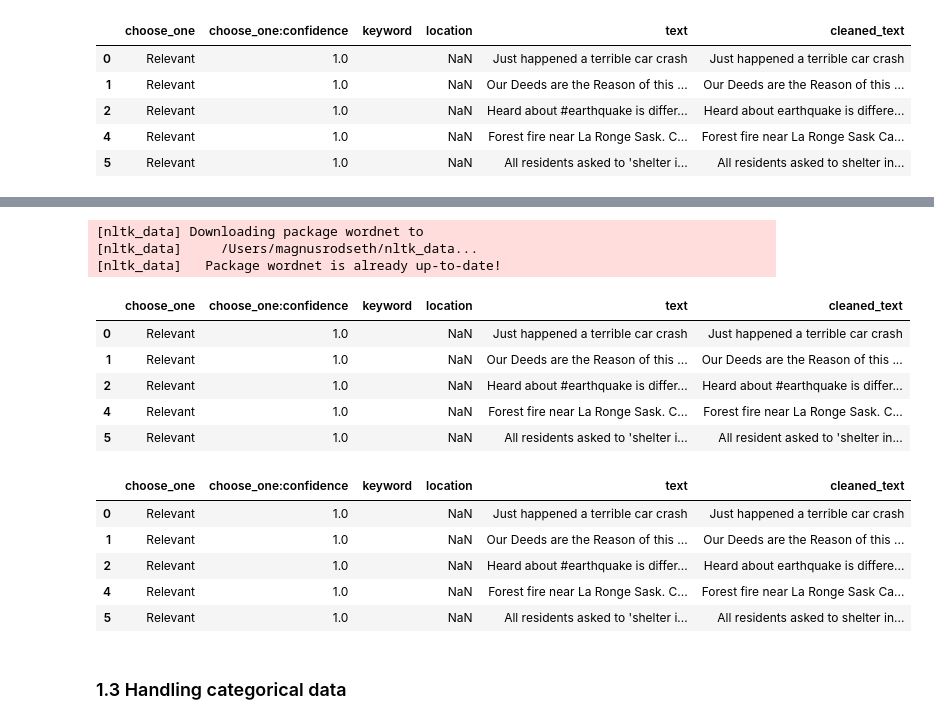
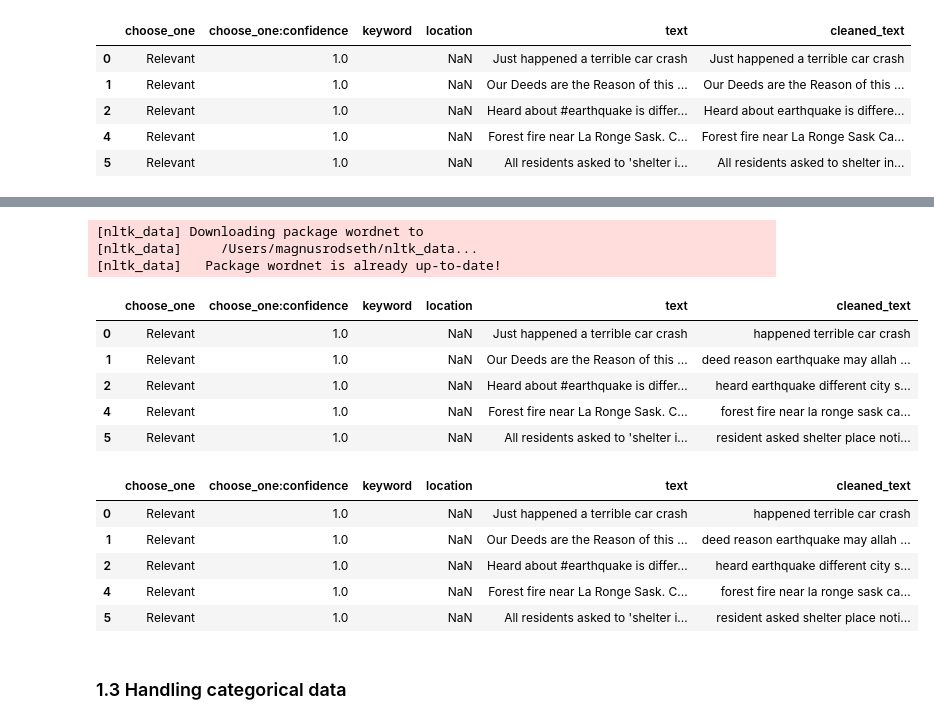
Before and after one commit to magnusrodseth/disaster-tweets, a Jupyter notebook: magnus/notebook.ipynb, the cells around one changed output, grey strips where cells are left out. Saved outputs shown, nothing was run; the diff lists cells and outputs as text; code cells hidden in the pictures.

Commit message:
cleanup text

```diff
--- a/magnus/notebook.ipynb
+++ b/magnus/notebook.ipynb
@@ -118,7 +118,7 @@ def clean_text(text: str):
 df['cleaned_text'] = df['text'].apply(lambda x: clean_text(x))
 
 # Remove punctuation from the `text` column
-df['cleaned_text'] = df['text'].apply(lambda x: x.translate(
+df['cleaned_text'] = df['cleaned_text'].apply(lambda x: x.translate(
     str.maketrans('', '', string.punctuation)))
 
 # Write the updated dataframe to a new CSV file
@@ -147,7 +147,7 @@ def clean_text(text: str):
     return text
 
 
-df['cleaned_text'] = df['text'].apply(clean_text)
+df['cleaned_text'] = df['cleaned_text'].apply(clean_text)
 
 # Write the updated dataframe to a new CSV file
 df.to_csv('./results/04-without-stopwords.csv', index=False)
@@ -165,49 +165,49 @@ display(df.head())
 # %%
 # Lemmatizing the `text` column
 nltk.download('wordnet')
 from nltk.stem import WordNetLemmatizer
 
 lemmatizer = WordNetLemmatizer()
 
 # Clean `text` column.
 def clean_text(text: str):
     text = ' '.join([lemmatizer.lemmatize(word) for word in text.split()])
     return text
 
 
-df['cleaned_text'] = df['text'].apply(clean_text)
+df['cleaned_text'] = df['cleaned_text'].apply(clean_text)
 
 # Write the updated dataframe to a new CSV file
 df.to_csv('./results/05-lemmatized.csv', index=False)
 display(df.head())
 # %% [output]
 [nltk_data] Downloading package wordnet to
 [nltk_data]     /Users/magnusrodseth/nltk_data...
 [nltk_data]   Package wordnet is already up-to-date!
 |  | choose_one | choose_one:confidence | keyword | location | text | cleaned_text |
-| 0 | Relevant | 1.0 |  | NaN | Just happened a terrible car crash | Just happened a terrible car crash |
-| 1 | Relevant | 1.0 |  | NaN | Our Deeds are the Reason of this ... | Our Deeds are the Reason of this ... |
-| 2 | Relevant | 1.0 |  | NaN | Heard about #earthquake is differ... | Heard about #earthquake is differ... |
-| 4 | Relevant | 1.0 |  | NaN | Forest fire near La Ronge Sask. C... | Forest fire near La Ronge Sask. C... |
-| 5 | Relevant | 1.0 |  | NaN | All residents asked to 'shelter i... | All resident asked to 'shelter in... |
+| 0 | Relevant | 1.0 |  | NaN | Just happened a terrible car crash | happened terrible car crash |
+| 1 | Relevant | 1.0 |  | NaN | Our Deeds are the Reason of this ... | deed reason earthquake may allah ... |
+| 2 | Relevant | 1.0 |  | NaN | Heard about #earthquake is differ... | heard earthquake different city s... |
+| 4 | Relevant | 1.0 |  | NaN | Forest fire near La Ronge Sask. C... | forest fire near la ronge sask ca... |
+| 5 | Relevant | 1.0 |  | NaN | All residents asked to 'shelter i... | resident asked shelter place noti... |
 # %%
 # Remove special characters
 def clean_text(text: str):
     text = re.sub(r'[^a-zA-Z0-9\s]', '', text)
     return text
 
-df['cleaned_text'] = df['text'].apply(clean_text)
+df['cleaned_text'] = df['cleaned_text'].apply(clean_text)
 
 # Write the updated dataframe to a new CSV file
 df.to_csv('./results/06-without-special-chars.csv', index=False)
 display(df.head())
 # %% [output]
 |  | choose_one | choose_one:confidence | keyword | location | text | cleaned_text |
-| 0 | Relevant | 1.0 |  | NaN | Just happened a terrible car crash | Just happened a terrible car crash |
-| 1 | Relevant | 1.0 |  | NaN | Our Deeds are the Reason of this ... | Our Deeds are the Reason of this ... |
-| 2 | Relevant | 1.0 |  | NaN | Heard about #earthquake is differ... | Heard about earthquake is differe... |
-| 4 | Relevant | 1.0 |  | NaN | Forest fire near La Ronge Sask. C... | Forest fire near La Ronge Sask Ca... |
-| 5 | Relevant | 1.0 |  | NaN | All residents asked to 'shelter i... | All residents asked to shelter in... |
+| 0 | Relevant | 1.0 |  | NaN | Just happened a terrible car crash | happened terrible car crash |
+| 1 | Relevant | 1.0 |  | NaN | Our Deeds are the Reason of this ... | deed reason earthquake may allah ... |
+| 2 | Relevant | 1.0 |  | NaN | Heard about #earthquake is differ... | heard earthquake different city s... |
+| 4 | Relevant | 1.0 |  | NaN | Forest fire near La Ronge Sask. C... | forest fire near la ronge sask ca... |
+| 5 | Relevant | 1.0 |  | NaN | All residents asked to 'shelter i... | resident asked shelter place noti... |
 # %% [markdown]
 ### 1.3 Handling categorical data
 # %%
```
Also changed, not shown: parts of 9 cells of this notebook.
